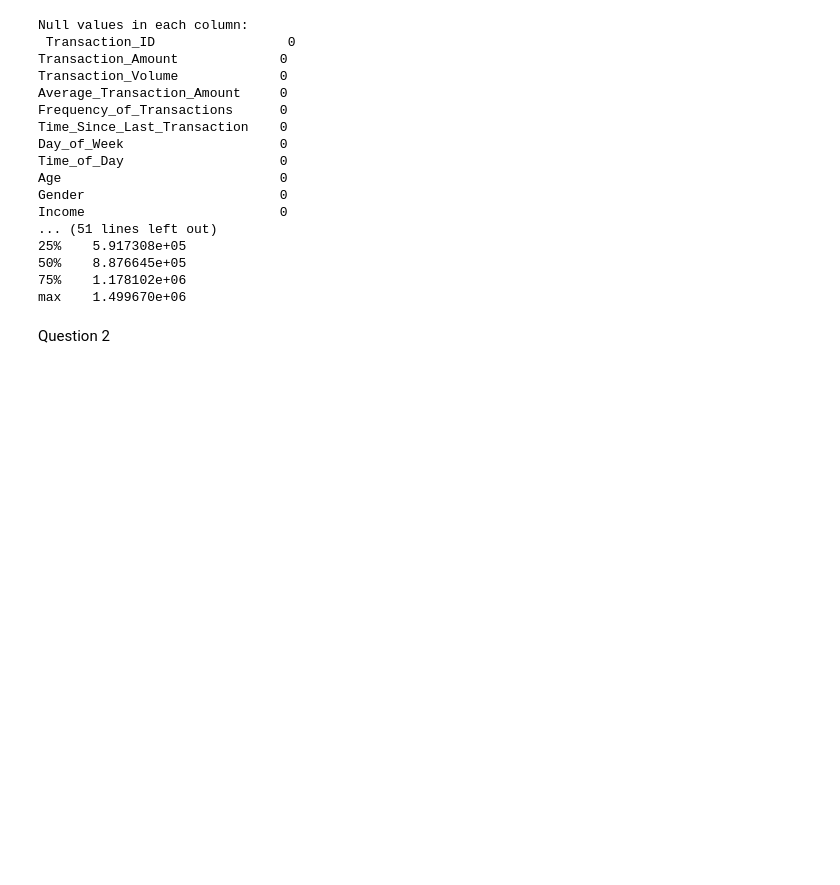
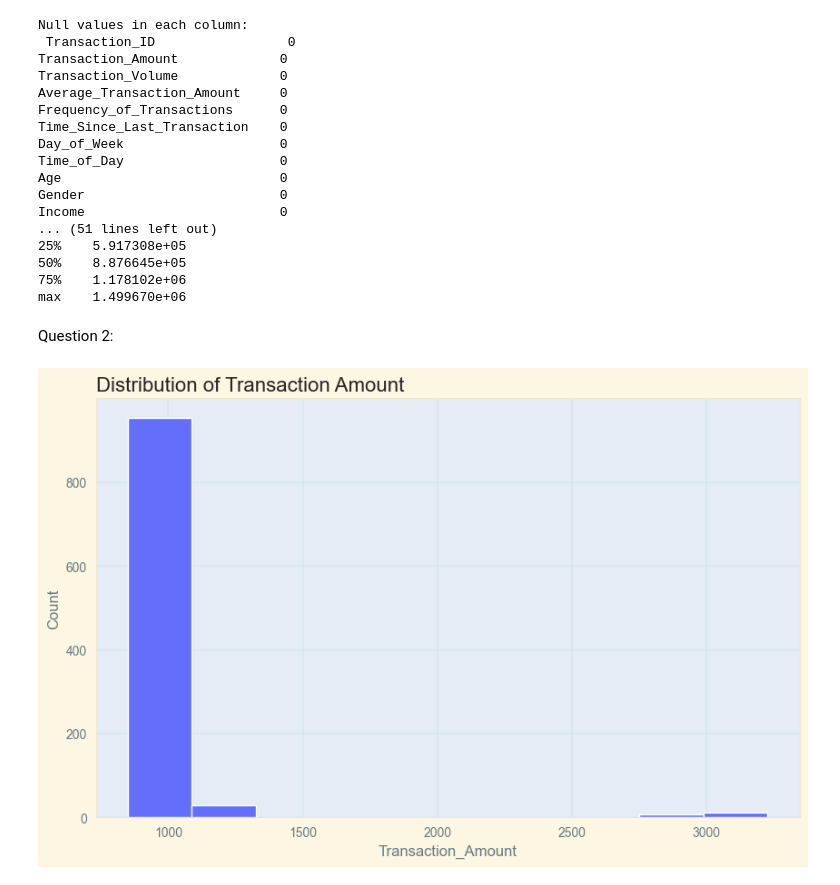
Before and after one commit to KHATIRh/ML-Internship-Task-1, a Jupyter notebook: Task 01.ipynb, the cells around one changed output. Drawn from its saved outputs; the diff is of its cells as text; code cells hidden in the pictures; blank space fills up the shorter version.

```diff
--- a/Task 01.ipynb
+++ b/Task 01.ipynb
@@ -32,4 +32,22 @@ Income                         0
 75%    1.178102e+06
 max    1.499670e+06
 # %% [markdown]
-Question 2
+Question 2:
+# %%
+import matplotlib.pyplot as plt
+import pandas as pd
+
+data=pd.read_csv("transaction_anomalies_dataset.csv")
+
+
+plt.figure(figsize=(10,6))
+plt.style.use("Solarize_Light2")
+plt.hist(data['Transaction_Amount'], color='#636efa')
+plt.title('Distribution of Transaction Amount', loc='left')
+plt.xlabel('Transaction_Amount')
+plt.ylabel('Count')
+plt.grid(True, color='lightblue', linewidth=0.3)
+plt.gca().set_facecolor('#e5ecf6')
+plt.show()
+# %% [output]
+[figure, added]
```
Also changed, not shown: parts of 14 cells of this notebook.
